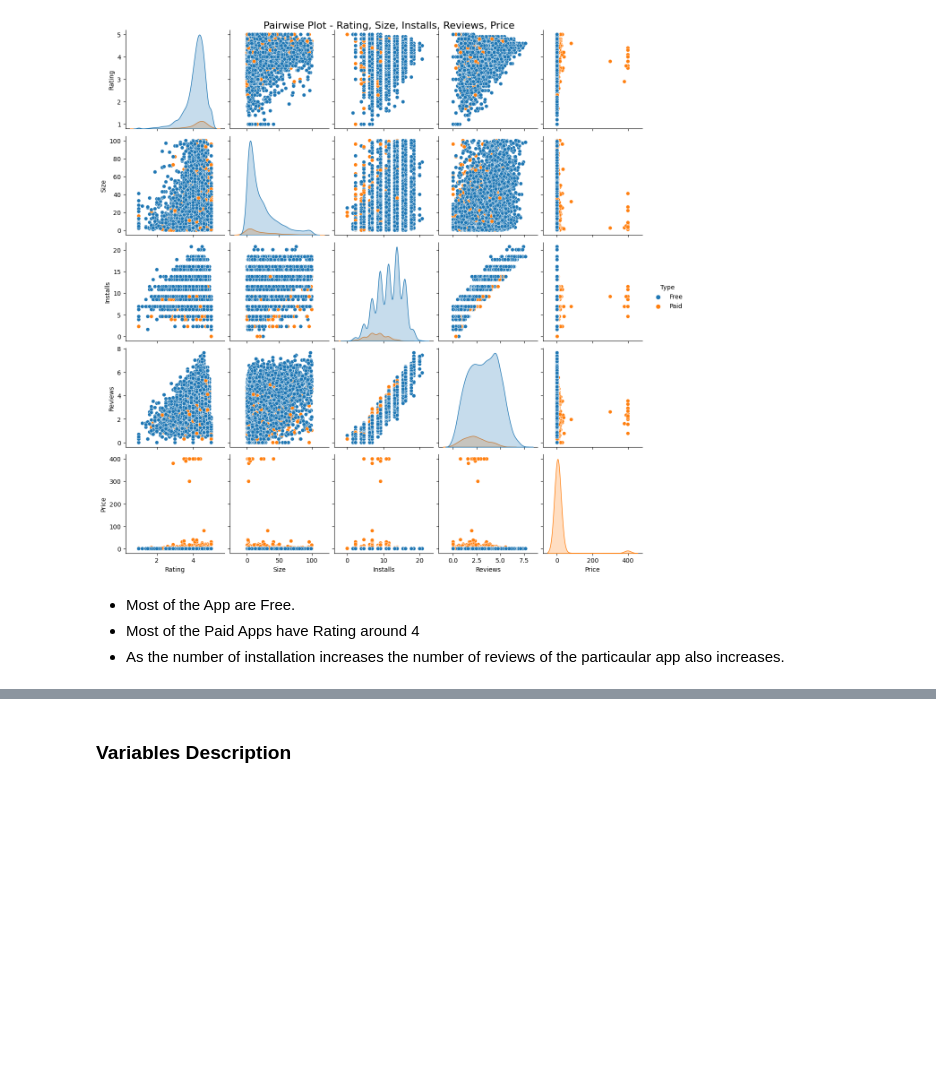
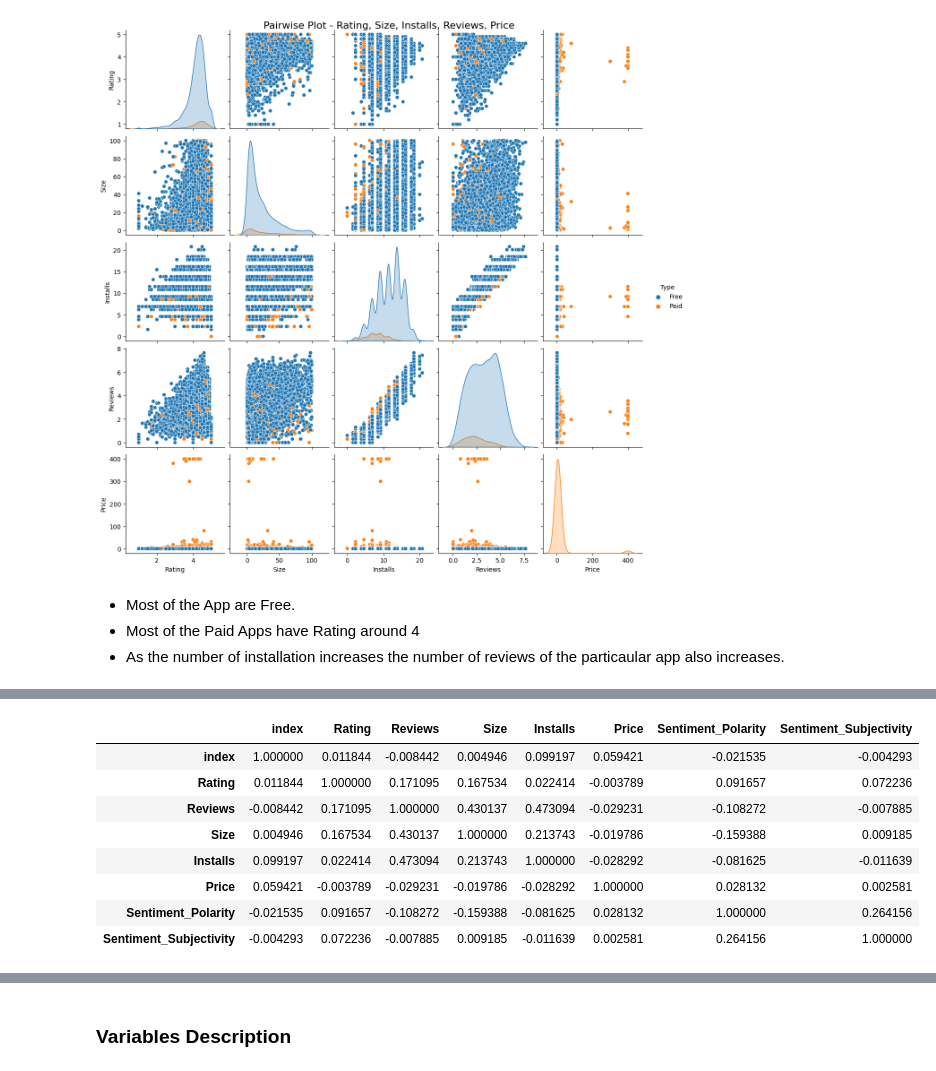
Before and after one commit to chauhan-jaswant/EDA-PROJECT, a Jupyter notebook: Play_Store_App_Review_Analysis.ipynb, the cells around one changed output, grey strips where cells are left out. Drawn from its saved outputs; the diff is of its cells as text; code cells hidden in the pictures; blank space fills up the shorter version.

```diff
--- a/Play_Store_App_Review_Analysis.ipynb
+++ b/Play_Store_App_Review_Analysis.ipynb
@@ -612,0 +784,12 @@ Text(0.5, 1.0, 'Pairwise Plot - Rating, Size, Installs, Reviews, Price')
+# %%
+merged_df.corr()
+# %% [output]
+|  | index | Rating | Reviews | Size | Installs | Price | Sentiment_Polarity | Sentiment_Subjectivity |
+| index | 1.000000 | 0.011844 | -0.008442 | 0.004946 | 0.099197 | 0.059421 | -0.021535 | -0.004293 |
+| Rating | 0.011844 | 1.000000 | 0.171095 | 0.167534 | 0.022414 | -0.003789 | 0.091657 | 0.072236 |
+| Reviews | -0.008442 | 0.171095 | 1.000000 | 0.430137 | 0.473094 | -0.029231 | -0.108272 | -0.007885 |
+| Size | 0.004946 | 0.167534 | 0.430137 | 1.000000 | 0.213743 | -0.019786 | -0.159388 | 0.009185 |
+| Installs | 0.099197 | 0.022414 | 0.473094 | 0.213743 | 1.000000 | -0.028292 | -0.081625 | -0.011639 |
+| Price | 0.059421 | -0.003789 | -0.029231 | -0.019786 | -0.028292 | 1.000000 | 0.028132 | 0.002581 |
+| Sentiment_Polarity | -0.021535 | 0.091657 | -0.108272 | -0.159388 | -0.081625 | 0.028132 | 1.000000 | 0.264156 |
+| Sentiment_Subjectivity | -0.004293 | 0.072236 | -0.007885 | 0.009185 | -0.011639 | 0.002581 | 0.264156 | 1.000000 |
```
Also changed, not shown: parts of 35 cells of this notebook.
